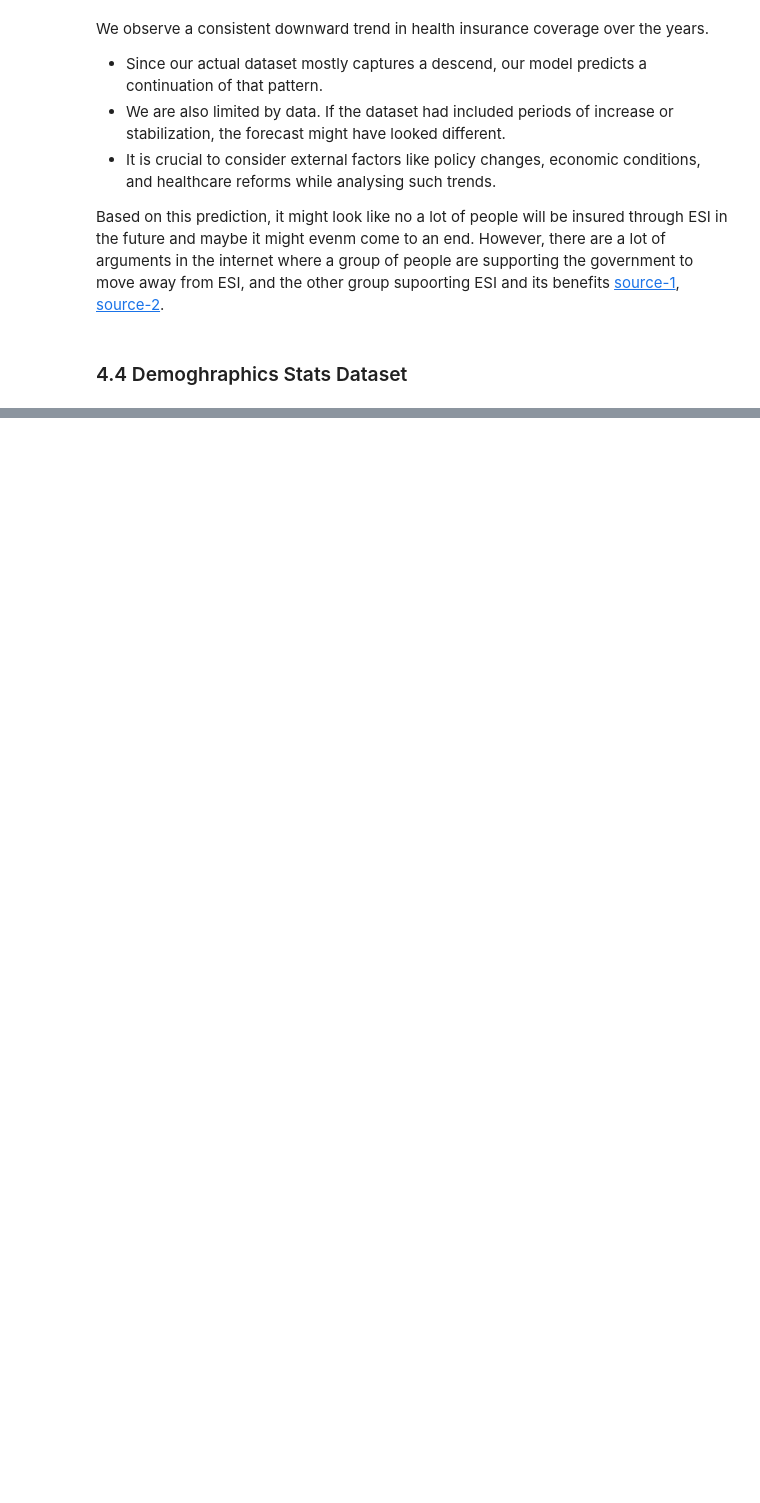
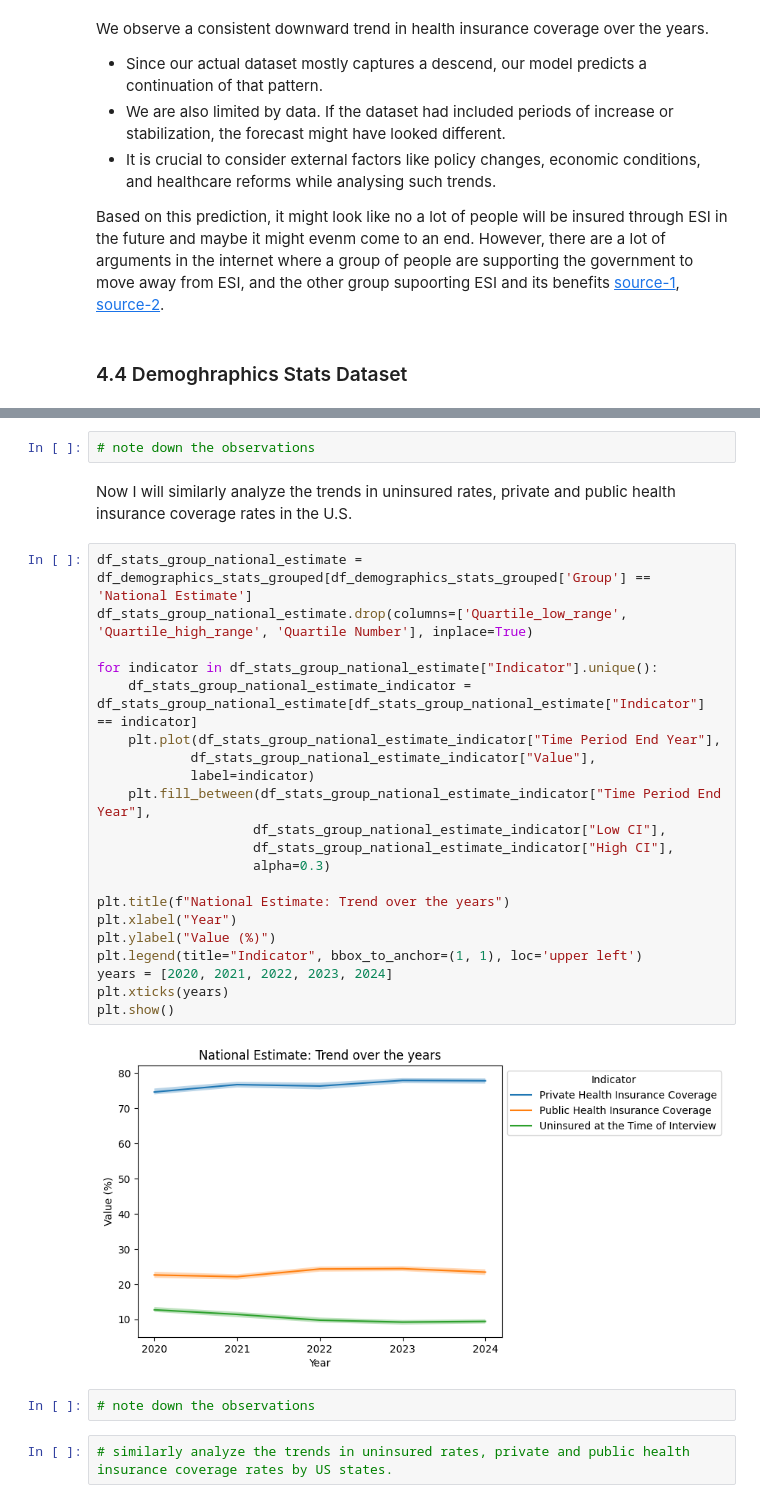
Before and after one commit to parvatijay2901/InsurIQ-Data-RAG-Dashboard, a Jupyter notebook: EDA/N2_Data-analysis.ipynb, the cells around one changed output, grey strips where cells are left out. Saved outputs shown, nothing was run; the diff lists cells and outputs as text; blank space fills up the shorter version.

```diff
--- a/EDA/N2_Data-analysis.ipynb
+++ b/EDA/N2_Data-analysis.ipynb
@@ -812,0 +898,31 @@ df_demographics_stats
+# %%
+# note down the observations
+# %% [markdown]
+Now I will similarly analyze the trends in uninsured rates, private and public health insurance coverage rates in the U.S.
+# %%
+df_stats_group_national_estimate = df_demographics_stats_grouped[df_demographics_stats_grouped['Group'] == 'National Estimate']
+df_stats_group_national_estimate.drop(columns=['Quartile_low_range', 'Quartile_high_range', 'Quartile Number'], inplace=True)
+
+for indicator in df_stats_group_national_estimate["Indicator"].unique():
+    df_stats_group_national_estimate_indicator = df_stats_group_national_estimate[df_stats_group_national_estimate["Indicator"] == indicator]
+    plt.plot(df_stats_group_national_estimate_indicator["Time Period End Year"],
+            df_stats_group_national_estimate_indicator["Value"],
+            label=indicator)
+    plt.fill_between(df_stats_group_national_estimate_indicator["Time Period End Year"],
+                    df_stats_group_national_estimate_indicator["Low CI"],
+                    df_stats_group_national_estimate_indicator["High CI"],
+                    alpha=0.3)
+
+plt.title(f"National Estimate: Trend over the years")
+plt.xlabel("Year")
+plt.ylabel("Value (%)")
+plt.legend(title="Indicator", bbox_to_anchor=(1, 1), loc='upper left')
+years = [2020, 2021, 2022, 2023, 2024]
+plt.xticks(years)
+plt.show()
+# %% [output]
+[figure, added]
+# %%
+# note down the observations
+# %%
+# similarly analyze the trends in uninsured rates, private and public health insurance coverage rates by US states.
```
Also changed, not shown: parts of 9 cells of this notebook.
